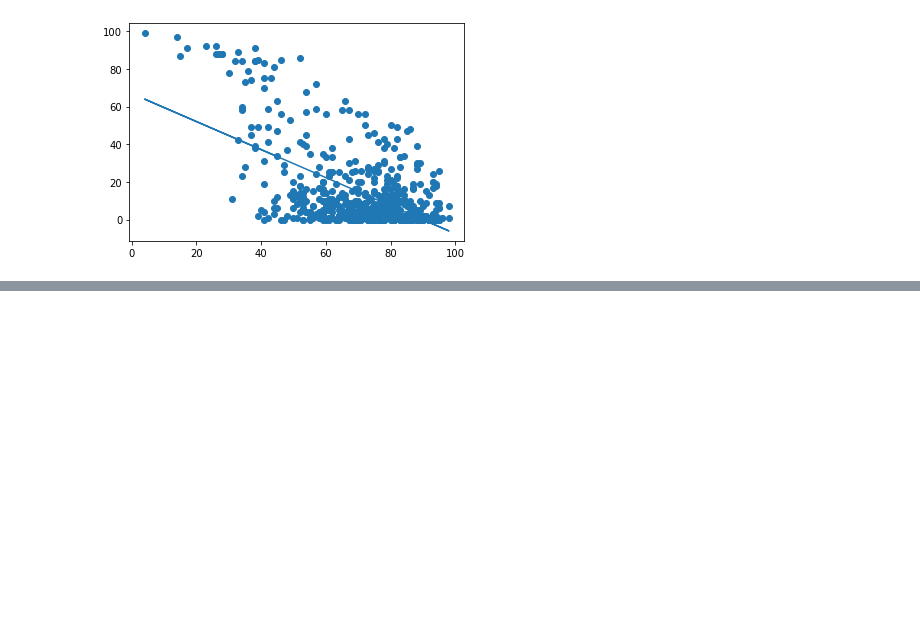
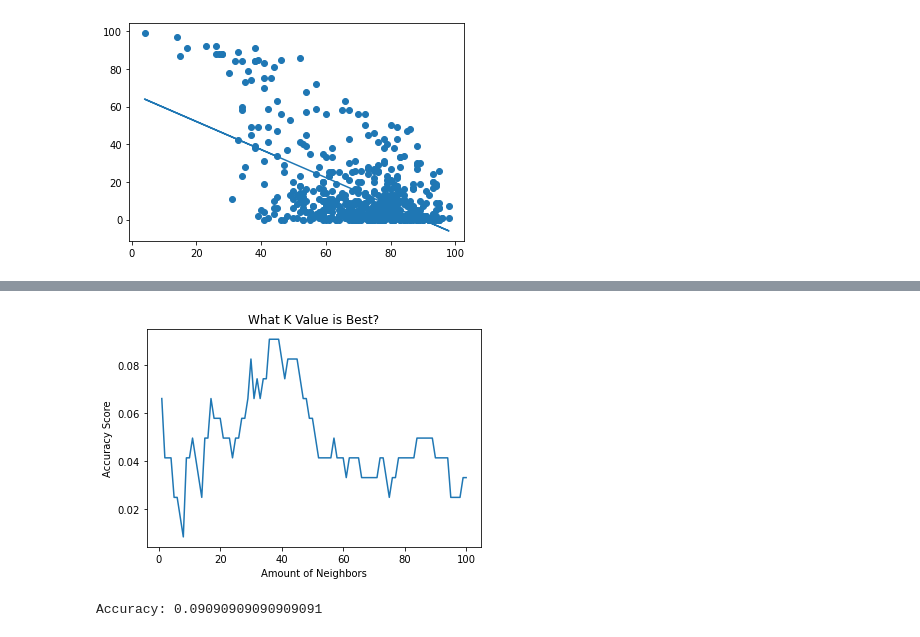
Before and after one commit to amarmuju/amarmuju.github.io, a Jupyter notebook: finalproject.ipynb, the cells around one changed output, grey strips where cells are left out. Cells and saved outputs as stored; diff of their text form; code cells hidden in the pictures; blank space fills up the shorter version.

```diff
--- a/finalproject.ipynb
+++ b/finalproject.ipynb
@@ -200,0 +259,28 @@ r2 = 0.33
+# %%
+all_data=data[["nrgy","acous","dB","dnce","val"]]
+labels=data["pop"]
+training_data,validation_data,training_labels,validation_labels=train_test_split(all_data,
+                                   labels,
+                                   test_size=.2,
+                                   random_state=100)
+k_list=range(1,101)
+accuracies=[]
+for k in range(1,101):
+    classifier=KNeighborsClassifier(n_neighbors=k)
+    classifier.fit(training_data,training_labels)
+    accuracies.append(classifier.score(validation_data,validation_labels))
+plt.plot(k_list,accuracies)
+plt.xlabel('Amount of Neighbors')
+plt.ylabel('Accuracy Score')
+plt.title('What K Value is Best?')
+plt.show()
+# %% [output]
+[figure, added]
+# %%
+knn = KNeighborsClassifier(n_neighbors=39)
+knn.fit(training_data, training_labels)
+y_pred = knn.predict(validation_data)
+print("Accuracy:",metrics.accuracy_score(validation_labels, y_pred))
+#this is to be expected because it is trying to predict a continuous variable
+# %% [output]
+Accuracy: 0.09090909090909091
```
Also changed, not shown: parts of 7 cells of this notebook.
